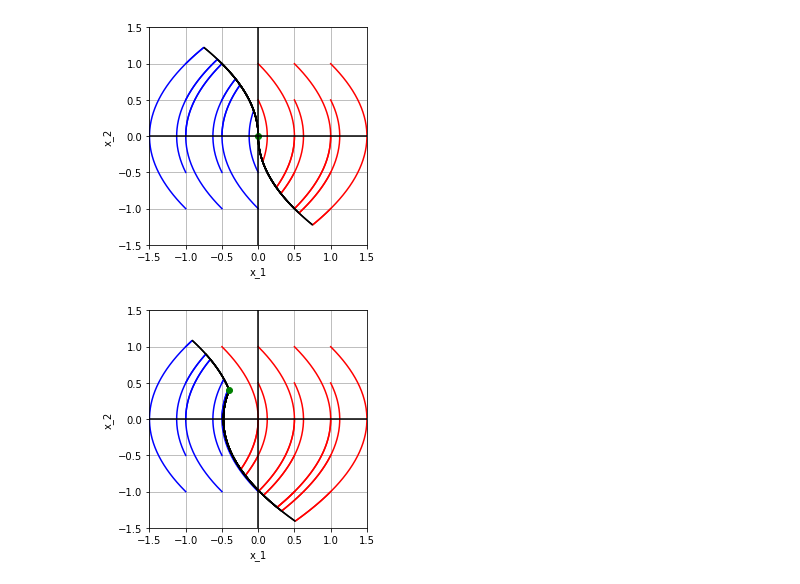
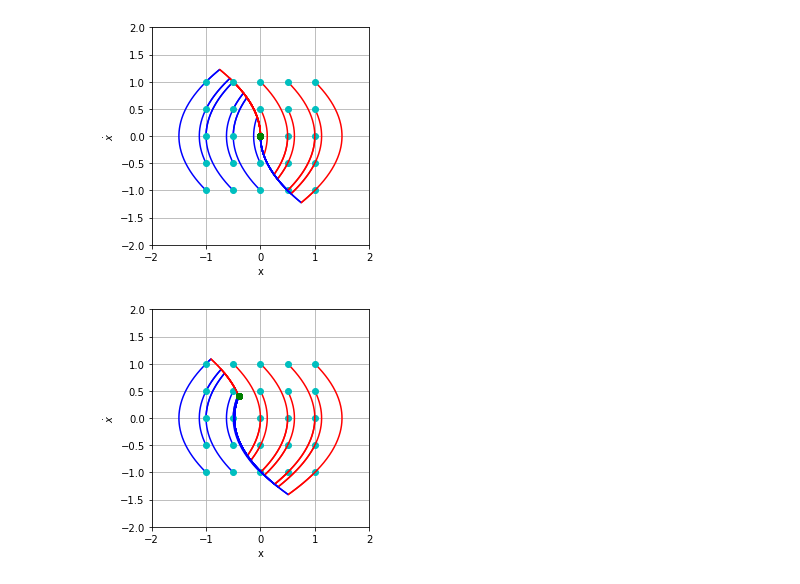
Before and after one commit to etpr/double_integrator, a Jupyter notebook: run_double_integrator.ipynb, the cells around one changed output. Saved outputs shown, nothing was run; the diff lists cells and outputs as text; code cells hidden in the pictures.

```diff
--- a/run_double_integrator.ipynb
+++ b/run_double_integrator.ipynb
@@ -58,49 +26,41 @@ z = np.transpose(np.vstack((x.flatten(), y.flatten())))
 
 plt.figure(1)
 for x in np.row_stack(z):
-    x_10 = x[0]
-    x_20 = x[1]
-    x_1f = 0
-    x_2f = 0
+    x_0 = np.array([x[0], x[1]])
+    x_f = np.array([0.0, 0.0])
 
-    t_f, t_s, x_1s, x_2s, X, U, S, T = di.time_opt_control(x_10=x_10, x_20=x_20, x_1f=x_1f, x_2f=x_2f)
-    di.draw(X, S)
+    res, traj = di.time_opt_control(x_0=x_0, x_f=x_f)
+    traj.plot_phase(resize=False)
 
-plt.plot(x_1f, x_2f, 'go')
-plt.ylim([-1.5, 1.5])
-plt.xlim([-1.5, 1.5])
+plt.xlim([-2, 2])
+plt.ylim([-2, 2])
 ax = plt.gca()
 ax.set_aspect('equal')
 ax.grid(True, which='both')
-ax.axhline(y=0, color='k')
-ax.axvline(x=0, color='k')
-plt.xlabel('x_1')
-plt.ylabel('x_2')
+plt.xlabel('x')
+plt.ylabel('$\dot{x}$')
+
 plt.show()
 # %% [output]
-[figure, old version]
+[figure, new version]
 # %%
 di = DoubleIntegrator(u_sys_lim=1, dt=0.01)
 plt.figure(1)
 for x in np.row_stack(z):
-    x_10 = x[0]
-    x_20 = x[1]
-    x_1f = -.4
-    x_2f = .4
+    x_0 = np.array([x[0], x[1]])
+    x_f = np.array([-.4, .4])
 
-    t_f, t_s, x_1s, x_2s, X, U, S, T = di.time_opt_control(x_10=x_10, x_20=x_20, x_1f=x_1f, x_2f=x_2f)
-    di.draw(X, S)
+    res, traj = di.time_opt_control(x_0=x_0, x_f=x_f)
+    traj.plot_phase(resize=False)
 
-plt.plot(x_1f, x_2f, 'go')
-plt.ylim([-1.5, 1.5])
-plt.xlim([-1.5, 1.5])
+plt.xlim([-2, 2])
+plt.ylim([-2, 2])
 ax = plt.gca()
 ax.set_aspect('equal')
 ax.grid(True, which='both')
-ax.axhline(y=0, color='k')
-ax.axvline(x=0, color='k')
-plt.xlabel('x_1')
-plt.ylabel('x_2')
+plt.xlabel('x')
+plt.ylabel('$\dot{x}$')
+
 plt.show()
 # %% [output]
-[figure, old version]
+[figure, new version]
```
Also changed, not shown: parts of 5 cells of this notebook, 9 other files.
